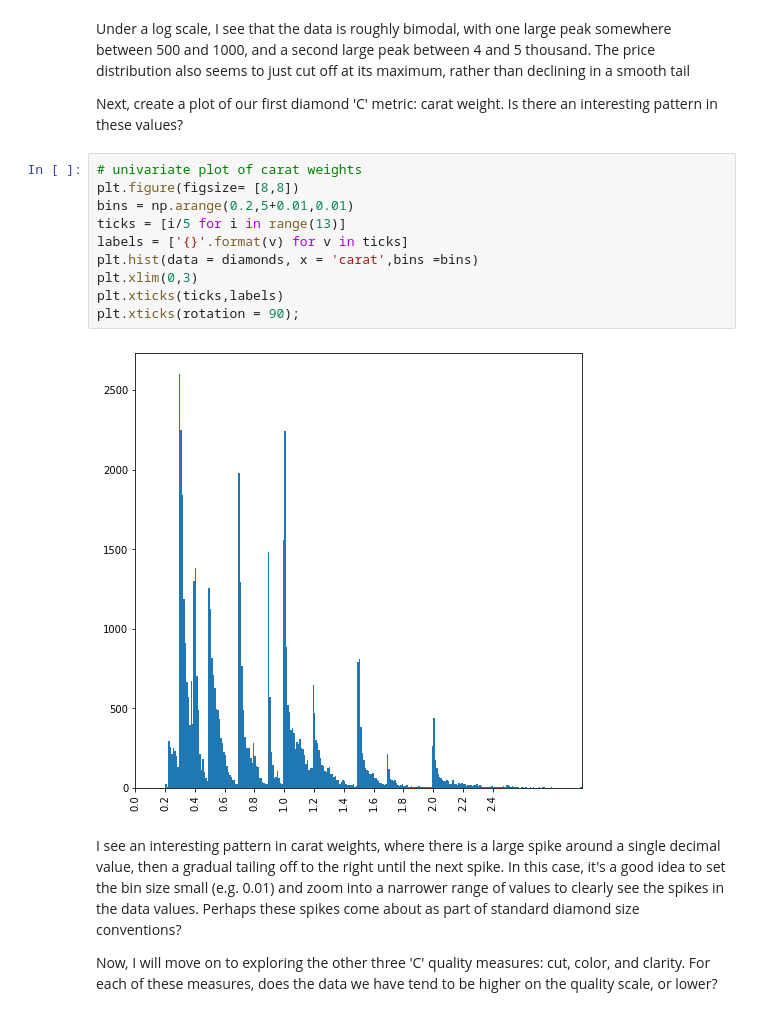
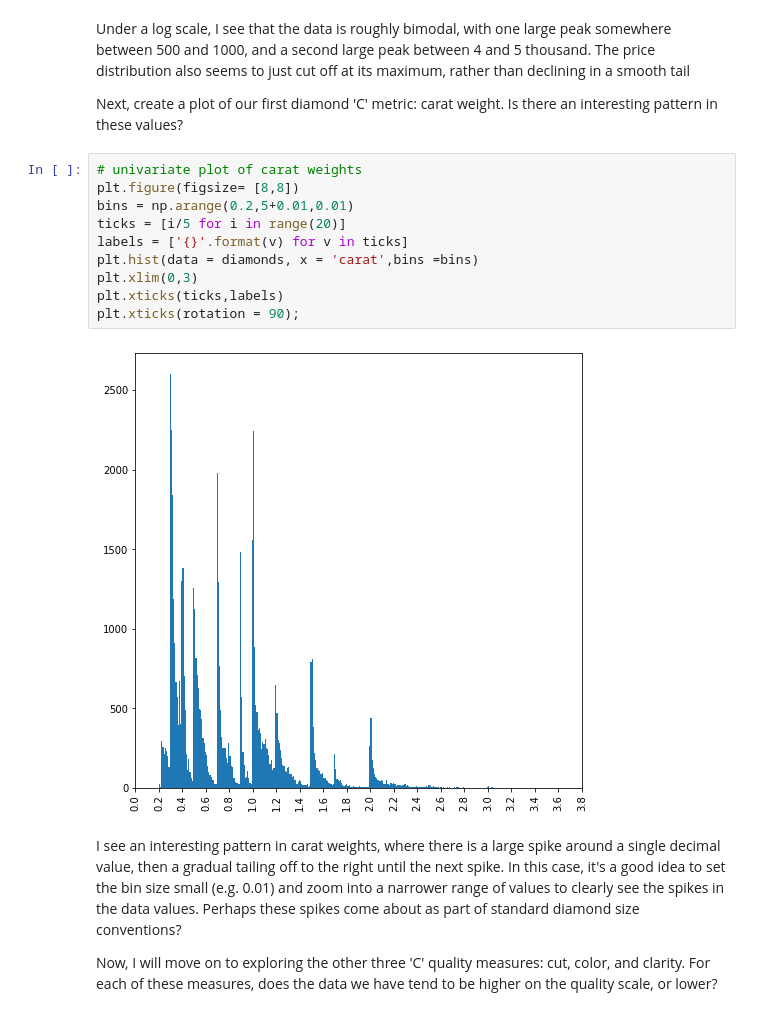
Before and after one commit to edifierxuhao/Data_visualization, a Jupyter notebook: Visualization Case Study.ipynb, the cells around one changed output. Saved outputs shown, nothing was run; the diff lists cells and outputs as text.

```diff
--- a/Visualization Case Study.ipynb
+++ b/Visualization Case Study.ipynb
@@ -107,15 +107,15 @@ Next, create a plot of our first diamond 'C' metric: carat weight. Is there an i
 # %%
 # univariate plot of carat weights
 plt.figure(figsize= [8,8])
 bins = np.arange(0.2,5+0.01,0.01)
-ticks = [i/5 for i in range(13)]
+ticks = [i/5 for i in range(20)]
 labels = ['{}'.format(v) for v in ticks]
 plt.hist(data = diamonds, x = 'carat',bins =bins)
 plt.xlim(0,3)
 plt.xticks(ticks,labels)
 plt.xticks(rotation = 90);
 # %% [output]
-[figure, old version]
+[figure, new version]
 # %% [markdown]
 I see an interesting pattern in carat weights, where there is a large spike around a single decimal value, then a gradual tailing off to the right until the next spike. In this case, it's a good idea to set the bin size small (e.g. 0.01) and zoom into a narrower range of values to clearly see the spikes in the data values. Perhaps these spikes come about as part of standard diamond size conventions?
 
```
Also changed, not shown: parts of 30 cells of this notebook.
